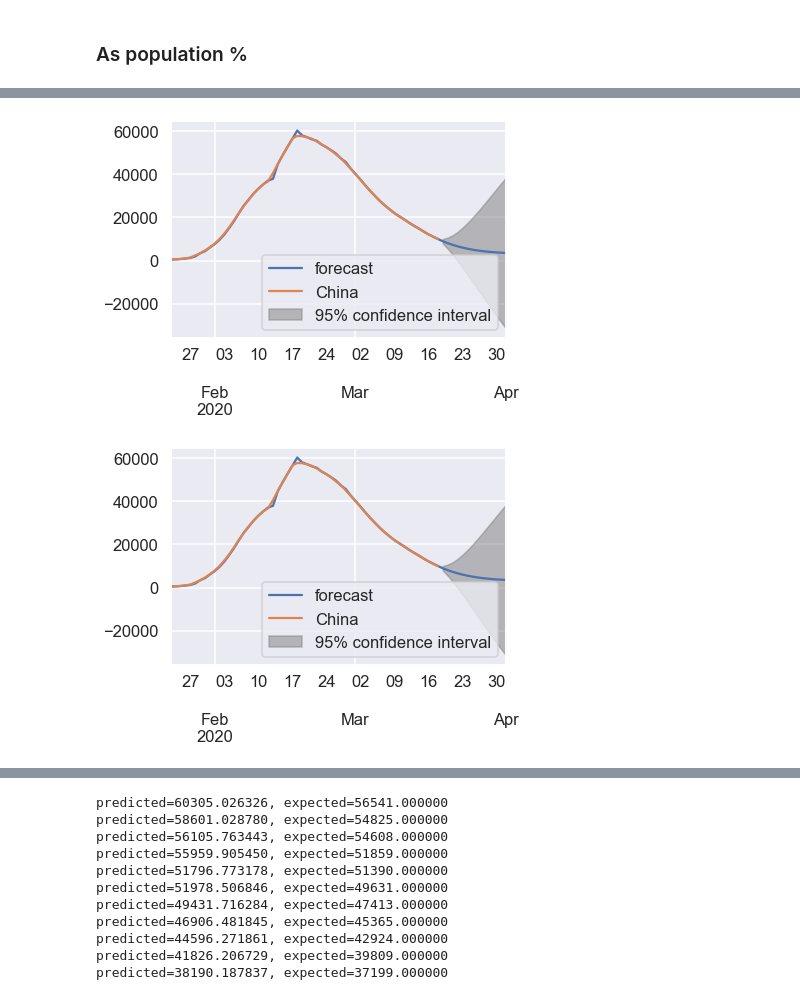
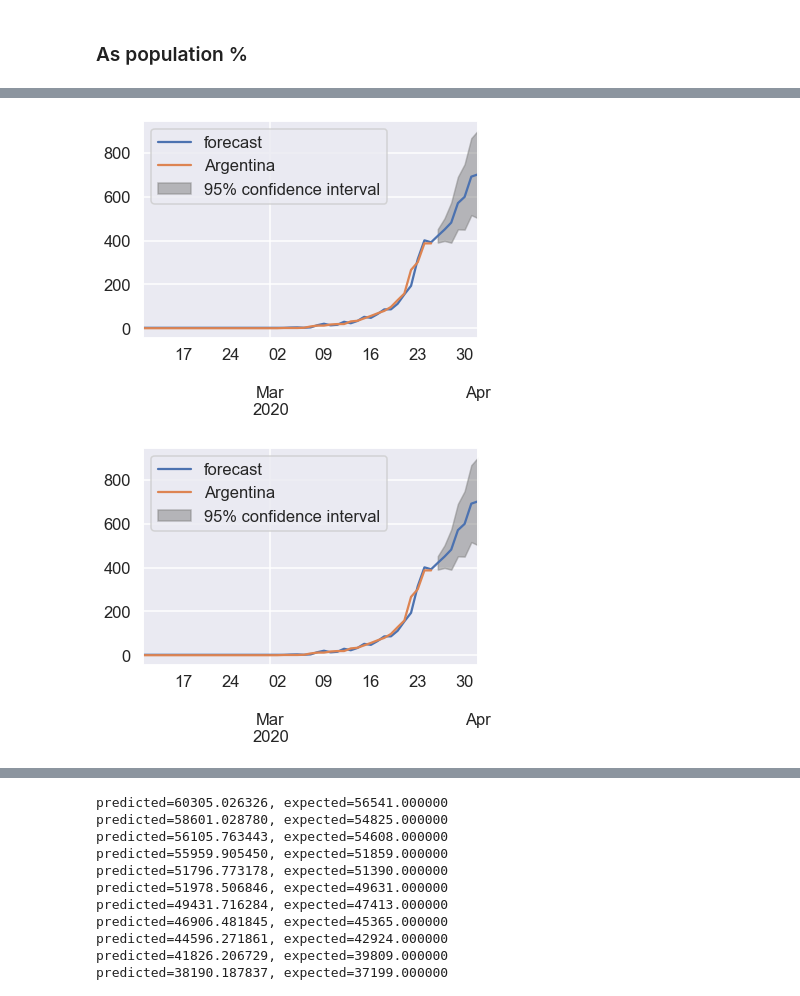
Before and after one commit to bleand/covid-19, a Jupyter notebook: Untitled.ipynb, the cells around one changed output, grey strips where cells are left out. Cells and saved outputs as stored; diff of their text form; code cells hidden in the pictures.

```diff
--- a/Untitled.ipynb
+++ b/Untitled.ipynb
@@ -103,9 +139,11 @@ def delta(row, df, country, firstday = 0, days = 1):
         return 0
     else:
         return int(row[country] - df[df.dayofyear == (row.dayofyear - days)][country])
+# %%
+checkpoint = 100
 # %%
 def dayplus(row, df, country):
-    first_day = df[df[country] > 548].dayofyear.min()
+    first_day = df[df[country] > checkpoint].dayofyear.min()
     if np.isnan(first_day) or row.dayofyear <= first_day:
         return 0
     else:
@@ -131,7 +169,7 @@ for key, value in csse.items():
 # %%
 csse['ma'] = csse['absolute'].copy()
 # %%
-window = 5
+window = 2
 for ix, (time, row) in tqdm(enumerate(csse['ma'].iterrows())):
     for key in row.keys():
         if not key.endswith('_daysplus') and key not in ['Date', 'dayofyear']:
@@ -383,7 +359,7 @@ plt.show()
 from statsmodels.tsa.arima_model import ARIMA
 from statsmodels.tsa.statespace.sarimax import SARIMAX
 # %%
-model = ARIMA(csse['ma']['China'], order=(5,1,0))
+model = ARIMA(csse['confirmed']['Argentina'], order=(5,1,0))
 model_fit = model.fit(disp=0)
 print(model_fit.summary())
 # %% [output]
@@ -426,5 +402,5 @@ max    2656.545932
 # %%
-model_fit.plot_predict(1,70)
+model_fit.plot_predict(20,70)
 # %% [output]
-[figure, old version]
+[figure, new version]
-[figure, old version]
+[figure, new version]
```
Also changed, not shown: parts of 20 cells of this notebook.
